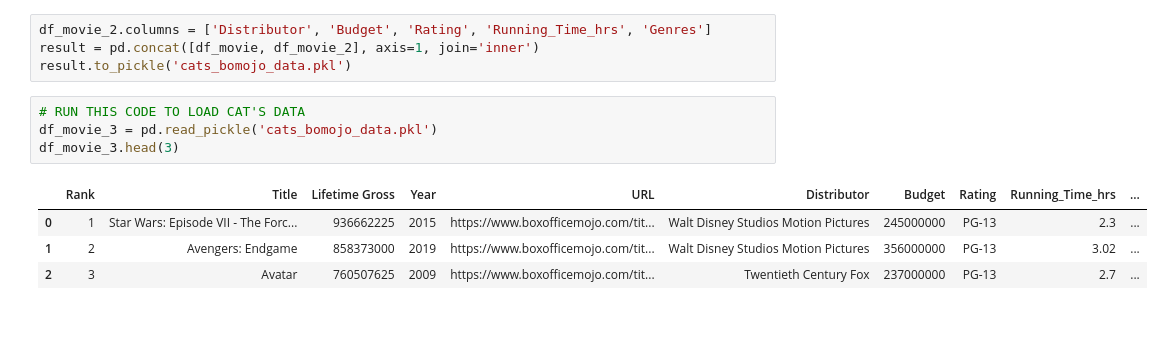
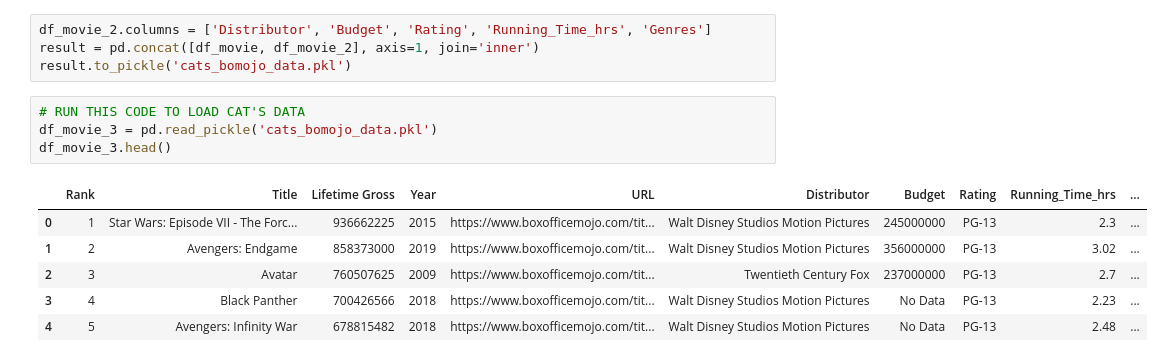
Before and after one commit to davebrown271/Microsoft-Movie-Analysis, a Jupyter notebook: distribution_boxplot.ipynb, the cells around one changed output. Saved outputs shown, nothing was run; the diff lists cells and outputs as text; blank space fills up the shorter version.

```diff
--- a/distribution_boxplot.ipynb
+++ b/distribution_boxplot.ipynb
@@ -136,9 +136,11 @@ result.to_pickle('cats_bomojo_data.pkl')
 # %%
 # RUN THIS CODE TO LOAD CAT'S DATA
 df_movie_3 = pd.read_pickle('cats_bomojo_data.pkl')
-df_movie_3.head(3)
+df_movie_3.head()
 # %% [output]
 |  | Rank | Title | Lifetime Gross | Year | URL | Distributor | Budget | Rating | Running_Time_hrs | ... |
 | 0 | 1 | Star Wars: Episode VII - The Forc... | 936662225 | 2015 | https://www.boxofficemojo.com/tit... | Walt Disney Studios Motion Pictures | 245000000 | PG-13 | 2.3 | ... |
 | 1 | 2 | Avengers: Endgame | 858373000 | 2019 | https://www.boxofficemojo.com/tit... | Walt Disney Studios Motion Pictures | 356000000 | PG-13 | 3.02 | ... |
 | 2 | 3 | Avatar | 760507625 | 2009 | https://www.boxofficemojo.com/tit... | Twentieth Century Fox | 237000000 | PG-13 | 2.7 | ... |
+| 3 | 4 | Black Panther | 700426566 | 2018 | https://www.boxofficemojo.com/tit... | Walt Disney Studios Motion Pictures | No Data | PG-13 | 2.23 | ... |
+| 4 | 5 | Avengers: Infinity War | 678815482 | 2018 | https://www.boxofficemojo.com/tit... | Walt Disney Studios Motion Pictures | No Data | PG-13 | 2.48 | ... |
```
Also changed, not shown: parts of 10 cells of this notebook, 6 other files.
